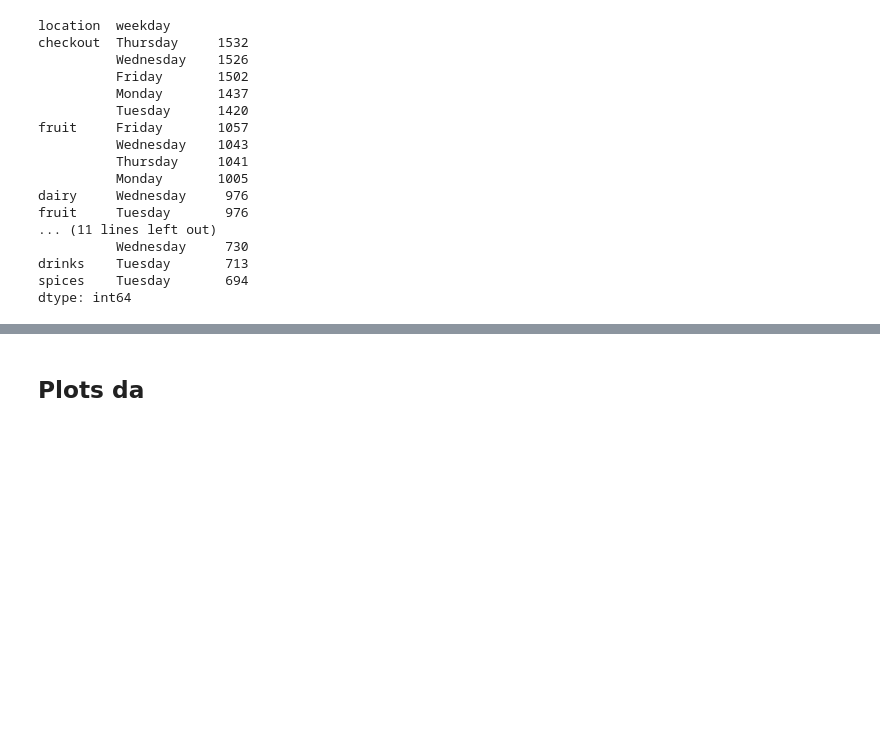
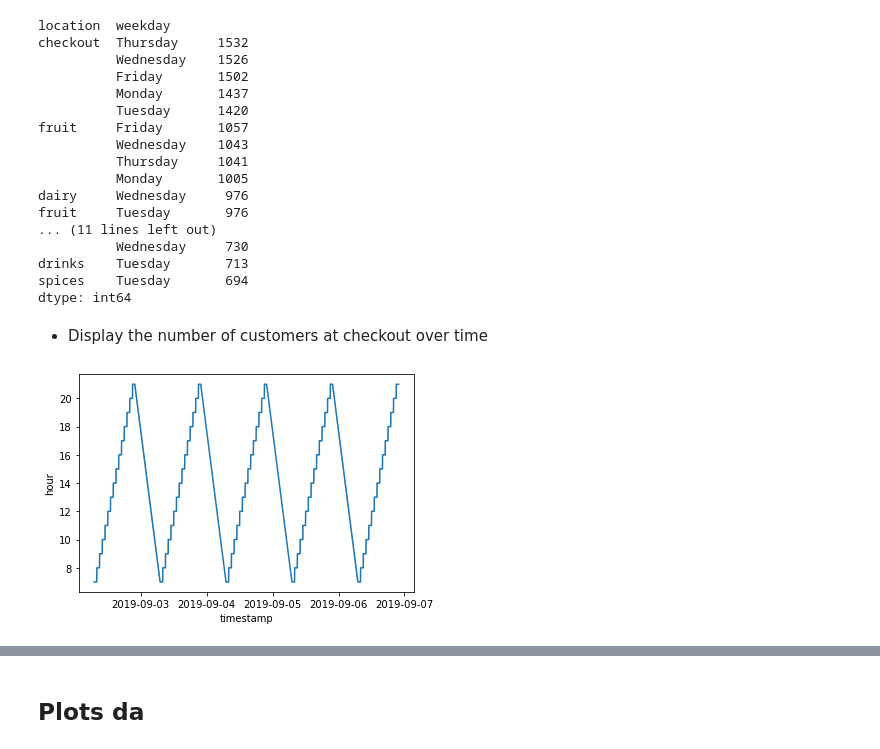
Before and after one commit to RocketRene/LemonAiders, a Jupyter notebook: EDA_creichelt.ipynb, the cells around one changed output, grey strips where cells are left out. Saved outputs shown, nothing was run; the diff lists cells and outputs as text; code cells hidden in the pictures; blank space fills up the shorter version.

```diff
--- a/EDA_creichelt.ipynb
+++ b/EDA_creichelt.ipynb
@@ -81,6 +86,14 @@ fruit     Tuesday       976
 drinks    Tuesday       713
 spices    Tuesday       694
 dtype: int64
+# %% [markdown]
+* Display the number of customers at checkout over time
+# %%
+x=df.index
+y=df.hour
+sns.lineplot(x,y);
+# %% [output]
+[figure, added]
 # %%
 # retrieving all locations in a list -- unclear if required
 locations = df['location'].unique()
```
Also changed, not shown: parts of 19 cells of this notebook.
